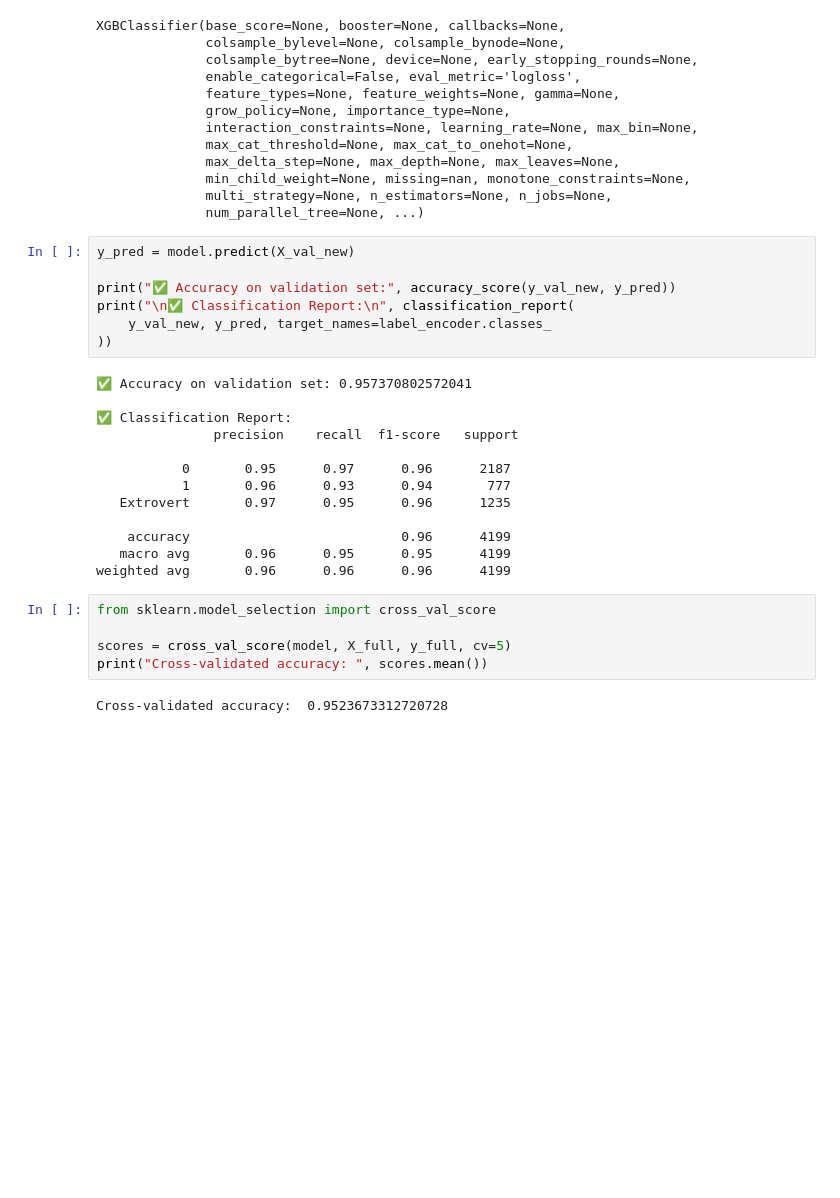
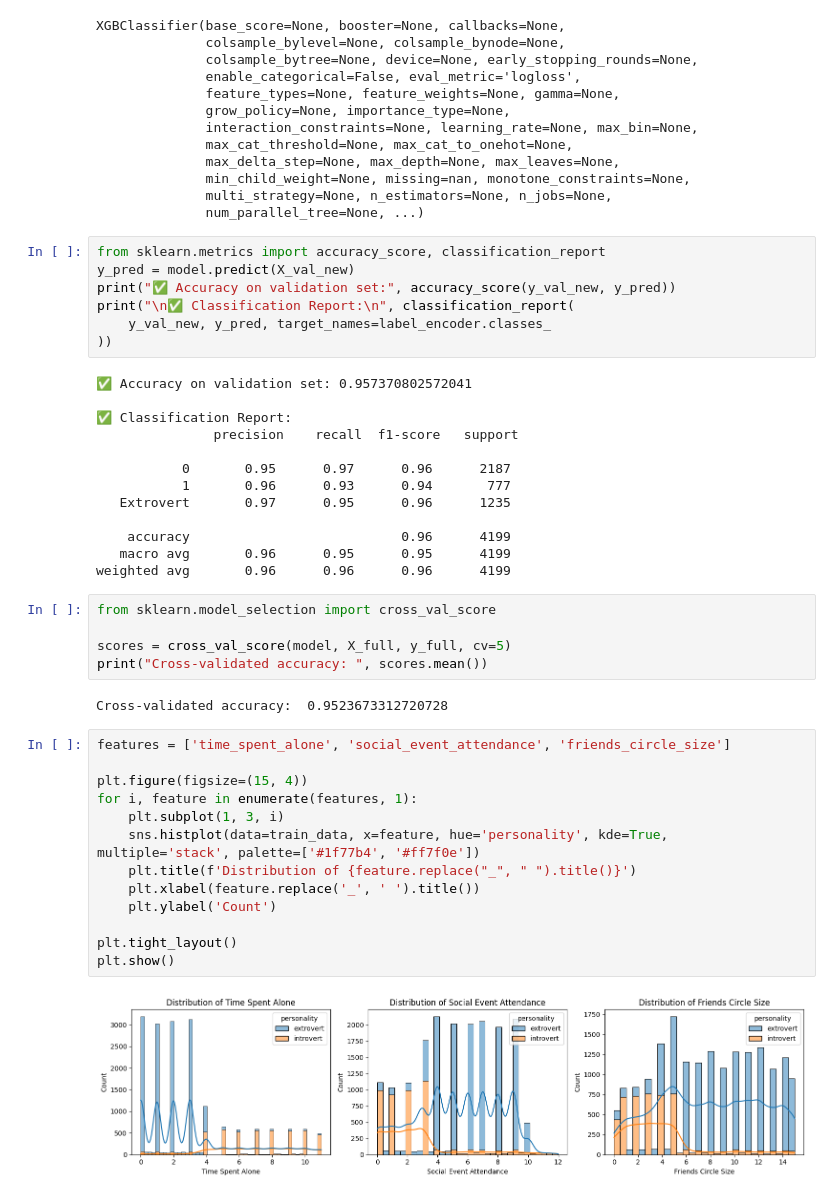
Before and after one commit to mohamedtamer82/Extrovert-or-Introvert-prediction, a Jupyter notebook: Introverts_and_Extroverts_prediction.ipynb, the cells around one changed output. Saved outputs shown, nothing was run; the diff lists cells and outputs as text; blank space fills up the shorter version.

```diff
--- a/Introverts_and_Extroverts_prediction.ipynb
+++ b/Introverts_and_Extroverts_prediction.ipynb
@@ -423,8 +424,8 @@ XGBClassifier(base_score=None, booster=None, callbacks=None,
               multi_strategy=None, n_estimators=None, n_jobs=None,
               num_parallel_tree=None, ...)
 # %%
+from sklearn.metrics import accuracy_score, classification_report
 y_pred = model.predict(X_val_new)
-
 print("✅ Accuracy on validation set:", accuracy_score(y_val_new, y_pred))
 print("\n✅ Classification Report:\n", classification_report(
     y_val_new, y_pred, target_names=label_encoder.classes_
@@ -449,3 +450,18 @@ scores = cross_val_score(model, X_full, y_full, cv=5)
 print("Cross-validated accuracy: ", scores.mean())
 # %% [output]
 Cross-validated accuracy:  0.9523673312720728
+# %%
+features = ['time_spent_alone', 'social_event_attendance', 'friends_circle_size']
+
+plt.figure(figsize=(15, 4))
+for i, feature in enumerate(features, 1):
+    plt.subplot(1, 3, i)
+    sns.histplot(data=train_data, x=feature, hue='personality', kde=True, multiple='stack', palette=['#1f77b4', '#ff7f0e'])
+    plt.title(f'Distribution of {feature.replace("_", " ").title()}')
+    plt.xlabel(feature.replace('_', ' ').title())
+    plt.ylabel('Count')
+
+plt.tight_layout()
+plt.show()
+# %% [output]
+[figure, added]
```
Also changed, not shown: parts of 3 cells of this notebook.
